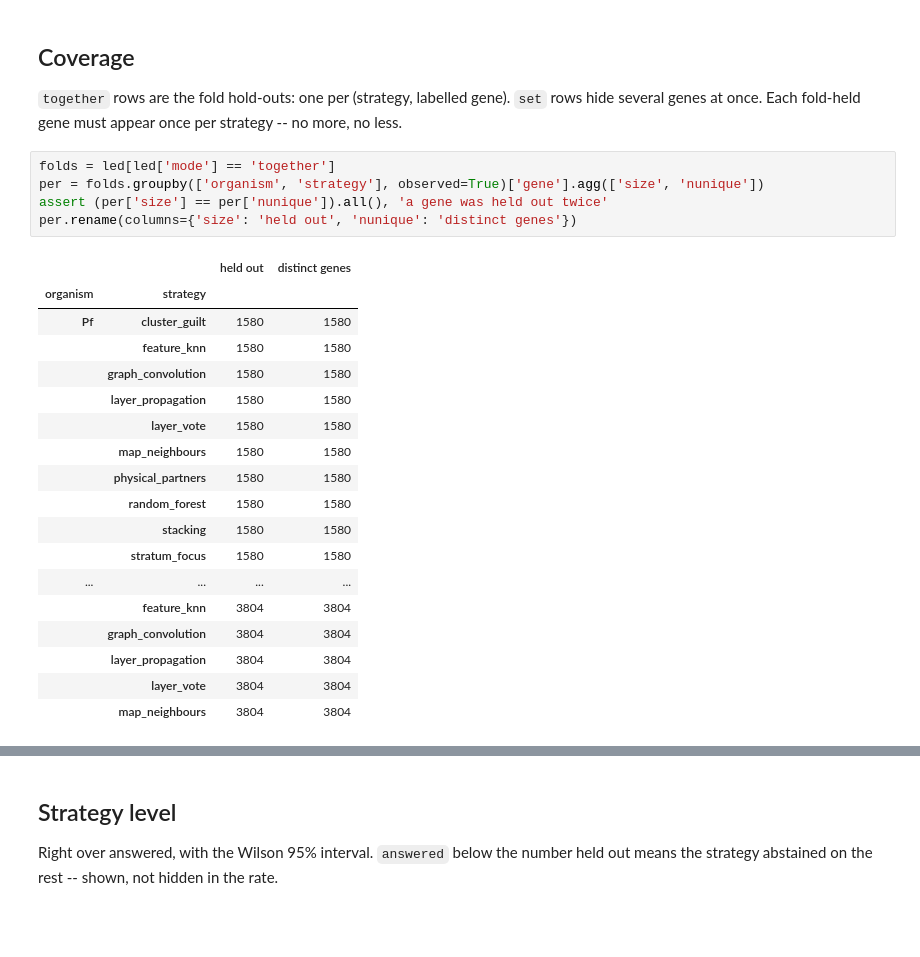
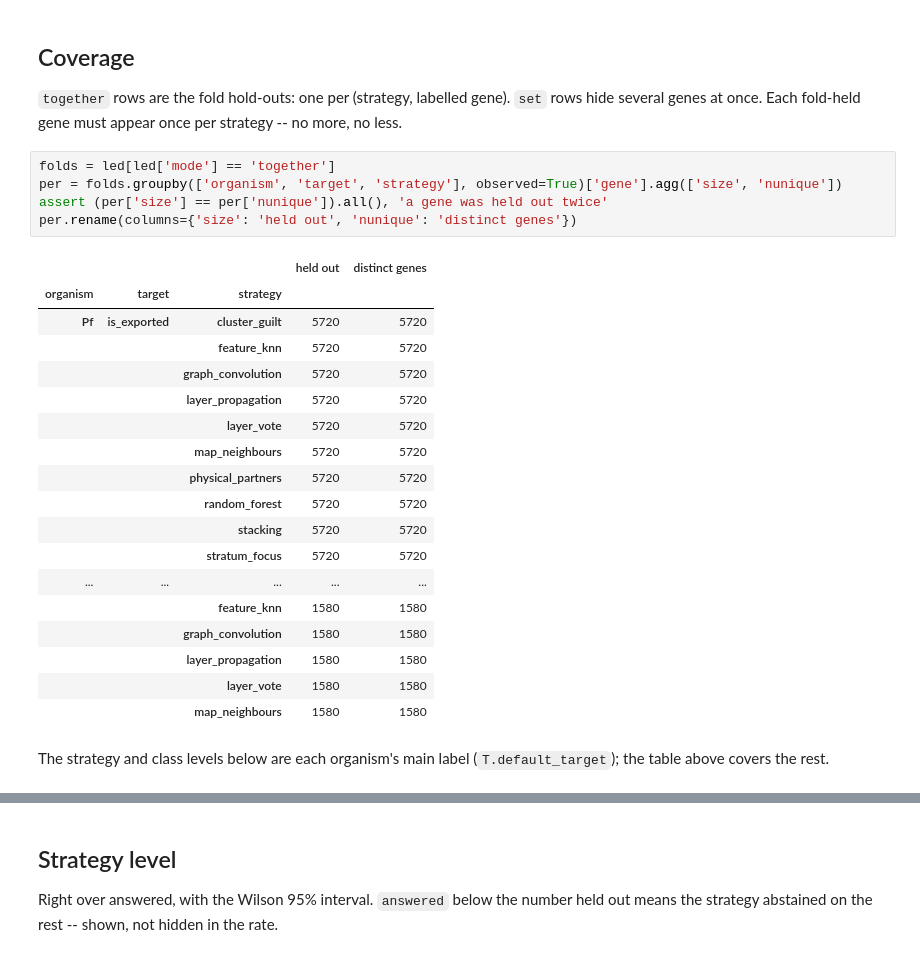
Before and after one commit to EinarOlafsson/starplast, a Jupyter notebook: notebooks/track_record_2026_10_03.ipynb, the cells around one changed output, grey strips where cells are left out. Saved outputs shown, nothing was run; the diff lists cells and outputs as text; blank space fills up the shorter version.

```diff
--- a/notebooks/track_record_2026_10_03.ipynb
+++ b/notebooks/track_record_2026_10_03.ipynb
@@ -23,25 +52,27 @@ Tg        set         58072
 `together` rows are the fold hold-outs: one per (strategy, labelled gene). `set` rows hide several genes at once. Each fold-held gene must appear once per strategy -- no more, no less.
 # %%
 folds = led[led['mode'] == 'together']
-per = folds.groupby(['organism', 'strategy'], observed=True)['gene'].agg(['size', 'nunique'])
+per = folds.groupby(['organism', 'target', 'strategy'], observed=True)['gene'].agg(['size', 'nunique'])
 assert (per['size'] == per['nunique']).all(), 'a gene was held out twice'
 per.rename(columns={'size': 'held out', 'nunique': 'distinct genes'})
 # %% [output]
-|  |  | held out | distinct genes |
-| organism | strategy |  |  |
-| Pf | cluster_guilt | 1580 | 1580 |
-|  | feature_knn | 1580 | 1580 |
-|  | graph_convolution | 1580 | 1580 |
-|  | layer_propagation | 1580 | 1580 |
-|  | layer_vote | 1580 | 1580 |
-|  | map_neighbours | 1580 | 1580 |
-|  | physical_partners | 1580 | 1580 |
-|  | random_forest | 1580 | 1580 |
-|  | stacking | 1580 | 1580 |
-|  | stratum_focus | 1580 | 1580 |
-| ... | ... | ... | ... |
-|  | feature_knn | 3804 | 3804 |
-|  | graph_convolution | 3804 | 3804 |
-|  | layer_propagation | 3804 | 3804 |
-|  | layer_vote | 3804 | 3804 |
-|  | map_neighbours | 3804 | 3804 |
+|  |  |  | held out | distinct genes |
+| organism | target | strategy |  |  |
+| Pf | is_exported | cluster_guilt | 5720 | 5720 |
+|  |  | feature_knn | 5720 | 5720 |
+|  |  | graph_convolution | 5720 | 5720 |
+|  |  | layer_propagation | 5720 | 5720 |
+|  |  | layer_vote | 5720 | 5720 |
+|  |  | map_neighbours | 5720 | 5720 |
+|  |  | physical_partners | 5720 | 5720 |
+|  |  | random_forest | 5720 | 5720 |
+|  |  | stacking | 5720 | 5720 |
+|  |  | stratum_focus | 5720 | 5720 |
+| ... | ... | ... | ... | ... |
+|  |  | feature_knn | 1580 | 1580 |
+|  |  | graph_convolution | 1580 | 1580 |
+|  |  | layer_propagation | 1580 | 1580 |
+|  |  | layer_vote | 1580 | 1580 |
+|  |  | map_neighbours | 1580 | 1580 |
+# %% [markdown]
+The strategy and class levels below are each organism's main label (`T.default_target`); the table above covers the rest.
```
Also changed, not shown: parts of 8 cells of this notebook, 9 other files.
